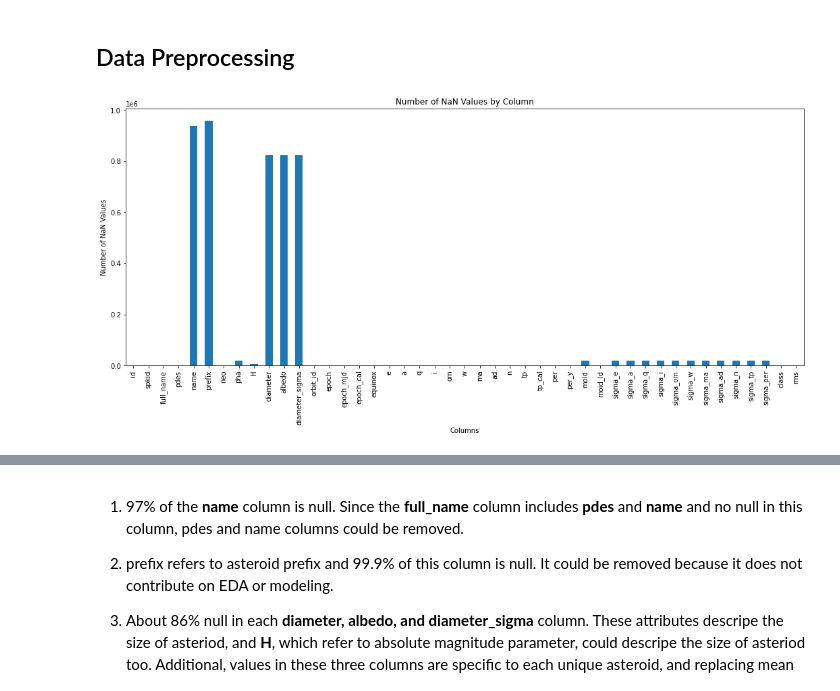
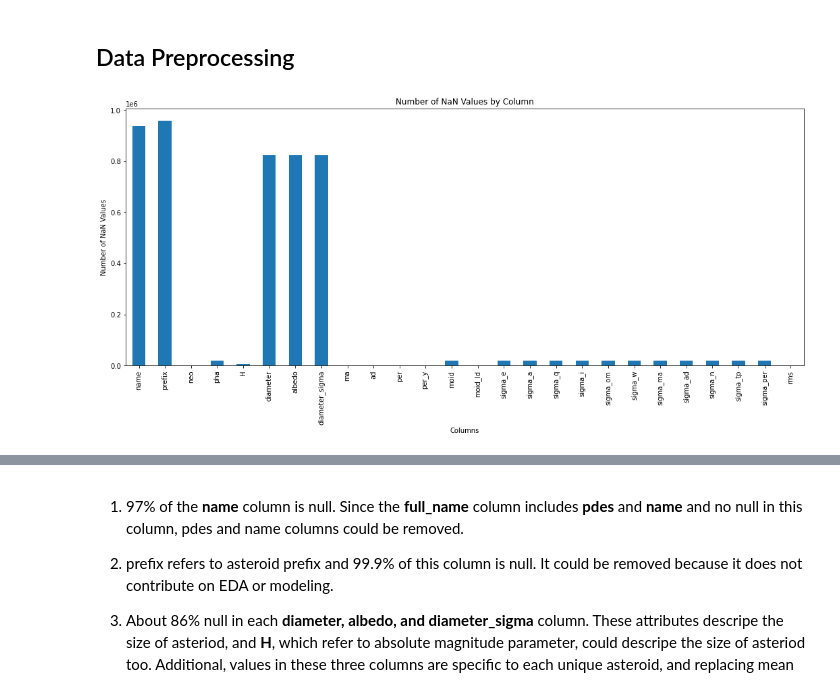
Before and after one commit to Mr-Dheer/Data-Mining, a Jupyter notebook: original.ipynb, the cells around one changed output, grey strips where cells are left out. Drawn from its saved outputs; the diff is of its cells as text; code cells hidden in the pictures.

```diff
--- a/original.ipynb
+++ b/original.ipynb
@@ -44,15 +57,18 @@ memory usage: 329.1+ MB
 # %%
 nan_counts = df.isnull().sum()
 
-# create a bar chart of the NaN counts
+# filter the nan_counts Series to include only columns with non-zero NaN counts
+nan_counts_filtered = nan_counts[nan_counts > 0]
+
+# create a bar chart of the filtered NaN counts
 plt.figure(figsize=(18, 7))
-nan_counts.plot(kind='bar')
+nan_counts_filtered.plot(kind='bar')
 plt.title('Number of NaN Values by Column')
 plt.xlabel('Columns')
 plt.ylabel('Number of NaN Values')
 plt.show()
 # %% [output]
-[figure, old version]
+[figure, new version]
 # %%
 # Columns with missing values in Perentage
 missing_cols = df.isna().mean() * 100
```
Also changed, not shown: parts of 31 cells of this notebook.
